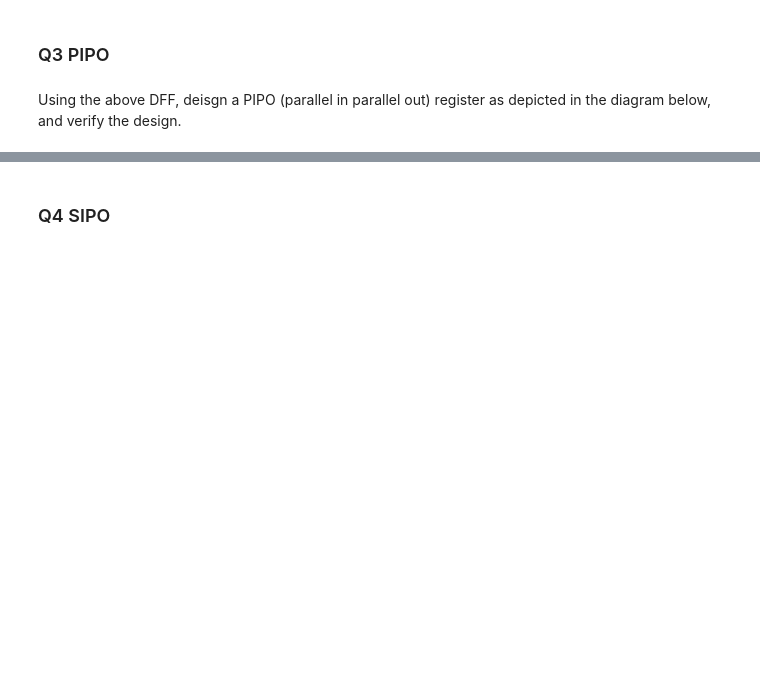
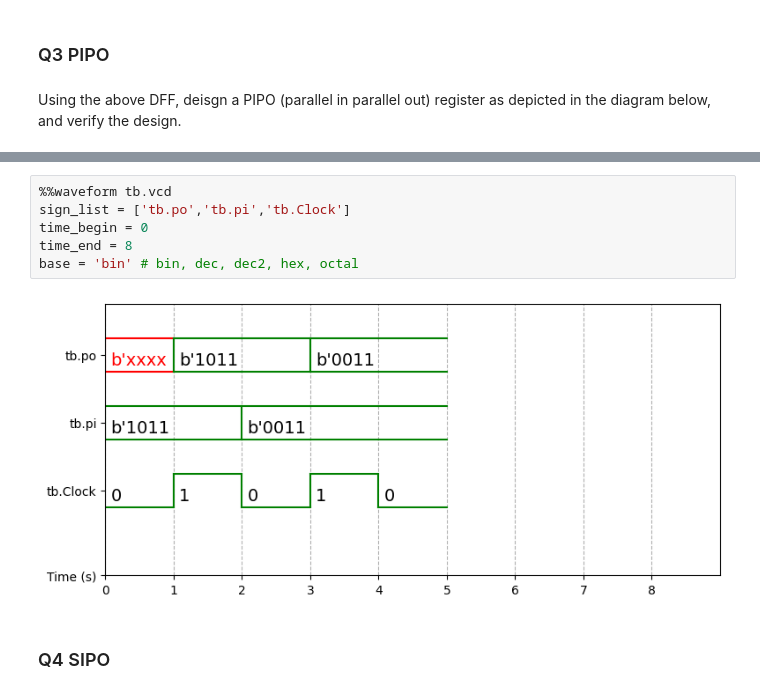
Before and after one commit to pe8sutd/DSL2025, a Jupyter notebook: VerilogGit.ipynb, the cells around one changed output, grey strips where cells are left out. Cells and saved outputs as stored; diff of their text form; blank space fills up the shorter version.

```diff
--- a/VerilogGit.ipynb
+++ b/VerilogGit.ipynb
@@ -717,3 +774,11 @@ Using the above DFF, deisgn a PIPO (parallel in parallel out) register as depict
+# %%
+%%waveform tb.vcd
+sign_list = ['tb.po','tb.pi','tb.Clock']
+time_begin = 0
+time_end = 8
+base = 'bin' # bin, dec, dec2, hex, octal
+# %% [output]
+[figure, added]
 # %% [markdown]
 ### Q4 SIPO
 # %% [markdown]
```
Also changed, not shown: parts of 5 cells of this notebook.
